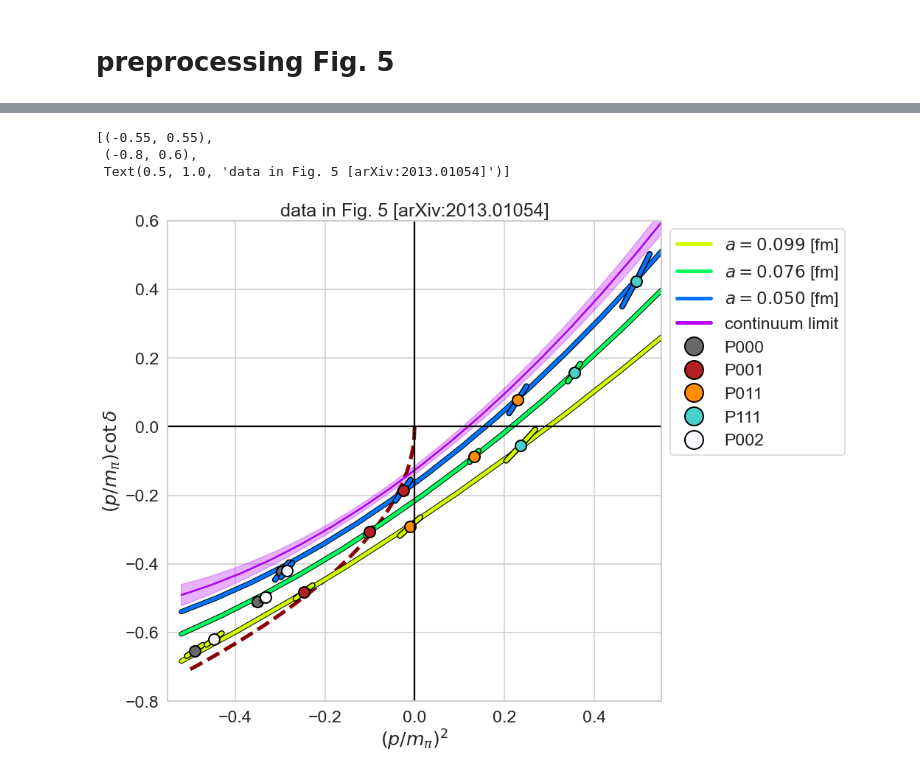
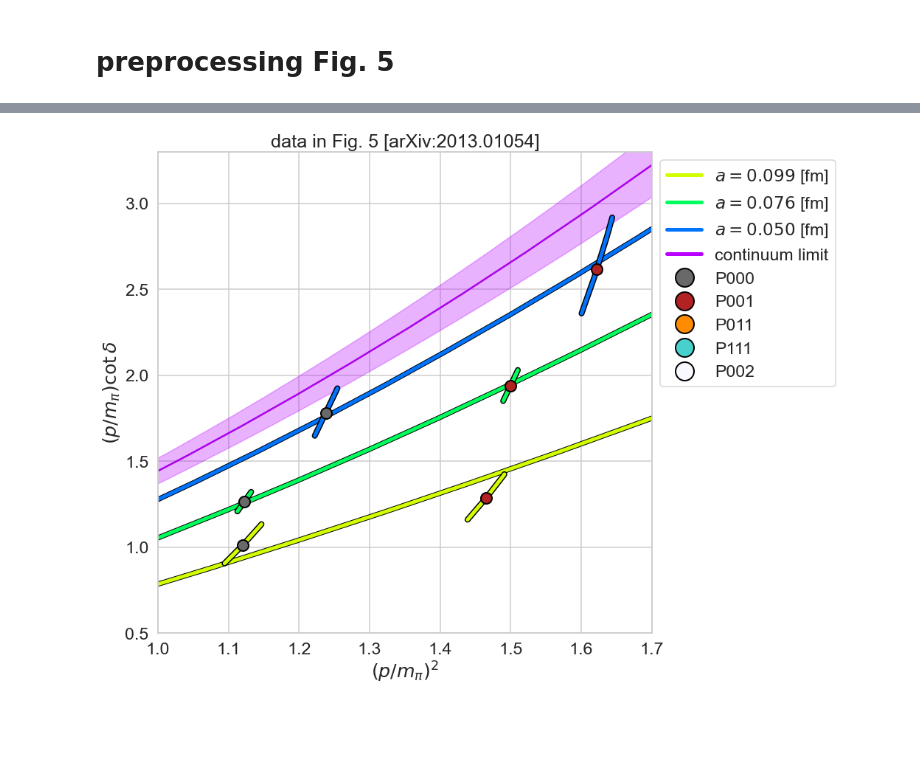
Before and after one commit to tkmiriya/weakly_bound_h, a Jupyter notebook: notebook/Fig5_data.ipynb, the cells around one changed output, grey strips where cells are left out. Saved outputs shown, nothing was run; the diff lists cells and outputs as text; code cells hidden in the pictures; blank space fills up the shorter version.

```diff
--- a/notebook/Fig5_data.ipynb
+++ b/notebook/Fig5_data.ipynb
@@ -33,0 +36,5 @@ import glob
+# %%
+df_conf = pd.read_csv('../data/CLS_conf_inf.csv')
+df_conf['a2 [fm2]'] = df_conf['a [fm]'].apply(lambda x: x**2)
+df_conf['a_inv [GeV]'] = (hbarc / df_conf['a [fm]']).round(3) # add lattice unit
+df_conf
@@ -33,0 +52,18 @@ import glob
+# %%
+lat_unit_dic = df_conf.set_index('Label')['a [fm]'].to_dict()
+a_inv_dic = df_conf.set_index('Label')['a_inv [GeV]'].to_dict()
+L_fm_dic = df_conf.set_index('Label')['L [fm]'].to_dict()
+L_dic = df_conf.set_index('Label')['size_L'].to_dict()
+pion_mass_dic = df_conf.set_index('Label')['m_pi [MeV]'].to_dict()
+baryon_mass_dic = df_conf.set_index('Label')['m_B [GeV]'].to_dict()
+label_list = list(df_conf['Label'])
+
+with sns.color_palette('tab10'):
+    fig, ax = plt.subplots(figsize=(12, 6))
+    for label in label_list:
+        if label in ['E5', 'E1']: continue
+        a2 = lat_unit_dic.get(label)**2
+        L_fm = L_fm_dic.get(label)
+        ax.plot(a2, L_fm, 'X', ms=25)
+        ax.text(a2, L_fm+0.05, fr'{label} ($L = {L_dic.get(label)}$)')
+    ax.set(xlabel=r'$a^2$ [fm$^2$]', ylabel='$L$ [fm]', xlim=(0.0018, 0.0122), ylim=(1.95, 3.25))
@@ -33,0 +79,11 @@ import glob
+# %%
+with sns.color_palette('tab10'):
+    fig, ax = plt.subplots(figsize=(12, 6))
+    for label in ['N300', 'B450', 'A653']:
+        a2 = lat_unit_dic.get(label)**2
+        a = lat_unit_dic.get(label)
+        L = L_dic.get(label)
+        L_fm = L * a
+        ax.plot(a2, L_fm, 'X', ms=25)
+        ax.text(a2-0.0005, L_fm+0.01, fr'{label} ($L = {L_dic.get(label)}$, $La = {L_fm:.2f}$ fm)')
+    ax.set(xlabel=r'$a^2$ [fm$^2$]', ylabel='$L$ [fm]', xlim=(0.0018, 0.0122), ylim=(2.35, 2.45))
@@ -568,36 +625,33 @@ for i, label in enumerate(['a0099', 'a0076', 'a0050']):
             dat = ere_data.get(label).get(f'{frame}_{level}', False)
             if not dat: continue
             ax.plot(dat.get('xs'), dat.get('ys'), lw=8, color='black')
             ax.plot(dat.get('xs'), dat.get('ys'), lw=5, marker='', color=c2)
             ax.plot(dat.get('x'), dat.get('y'), marker='o', ms=15, mew=2, mec='black', color=c)
 
 
 for frame in ['P000', 'P001', 'P011', 'P111', 'P002']:
     c = color_list.get(frame)
 
     ax.plot([np.nan], [np.nan], ls='', marker='o', ms=25, mew=2, mec='black', lw=10, color=c, label=frame)
 
 dat = ere_data.get('a0')
 
 ax.fill_between(dat.get('ere_band').get('x'),
                dat.get('ere_band').get('upper'),
                dat.get('ere_band').get('lower'), alpha=0.3, color=color_list2[3])
 ax.plot(dat.get('ere').get('x'), dat.get('ere').get('y'), lw=2, color='black')
 
 ax.plot(dat.get('ere').get('x'), dat.get('ere').get('y'), color=color_list2[3])
 
 xls = np.concatenate([np.linspace(-0.5, -0.05), np.linspace(-0.05, -1e-6)])
 ax.plot(xls, - np.sqrt(-xls), color='darkred', ls='--', lw=5, zorder=1)
 
 
 ax.legend(loc='upper left', bbox_to_anchor=(1,1))
 ax.axhline(0, color='black')
 ax.axvline(0, color='black')
 ax.set(xlabel=r'$(p/m_\pi)^2$', ylabel=r'$(p/m_\pi)\cot\delta$')
-ax.set(xlim=(-0.55, 0.55), ylim=(-0.8, 0.6), title='data in Fig. 5 [arXiv:2013.01054]')
-#fig.savefig('check_fig5.png', bbox_inches='tight', transparent=True)
+ax.set(xlim=(1.0, 1.7), ylim=(0.5, 3.3), title='data in Fig. 5 [arXiv:2013.01054]')
+fig.savefig('../figs/FIG5_crosscheck/p2_vs_pcot_delta_in_Fig5_excited_state.png', bbox_inches='tight')
 # %% [output]
-[(-0.55, 0.55),
- (-0.8, 0.6),
- Text(0.5, 1.0, 'data in Fig. 5 [arXiv:2013.01054]')]
-[figure, old version]
+[figure, new version]
```
Also changed, not shown: parts of 16 cells of this notebook, 8 other files.
